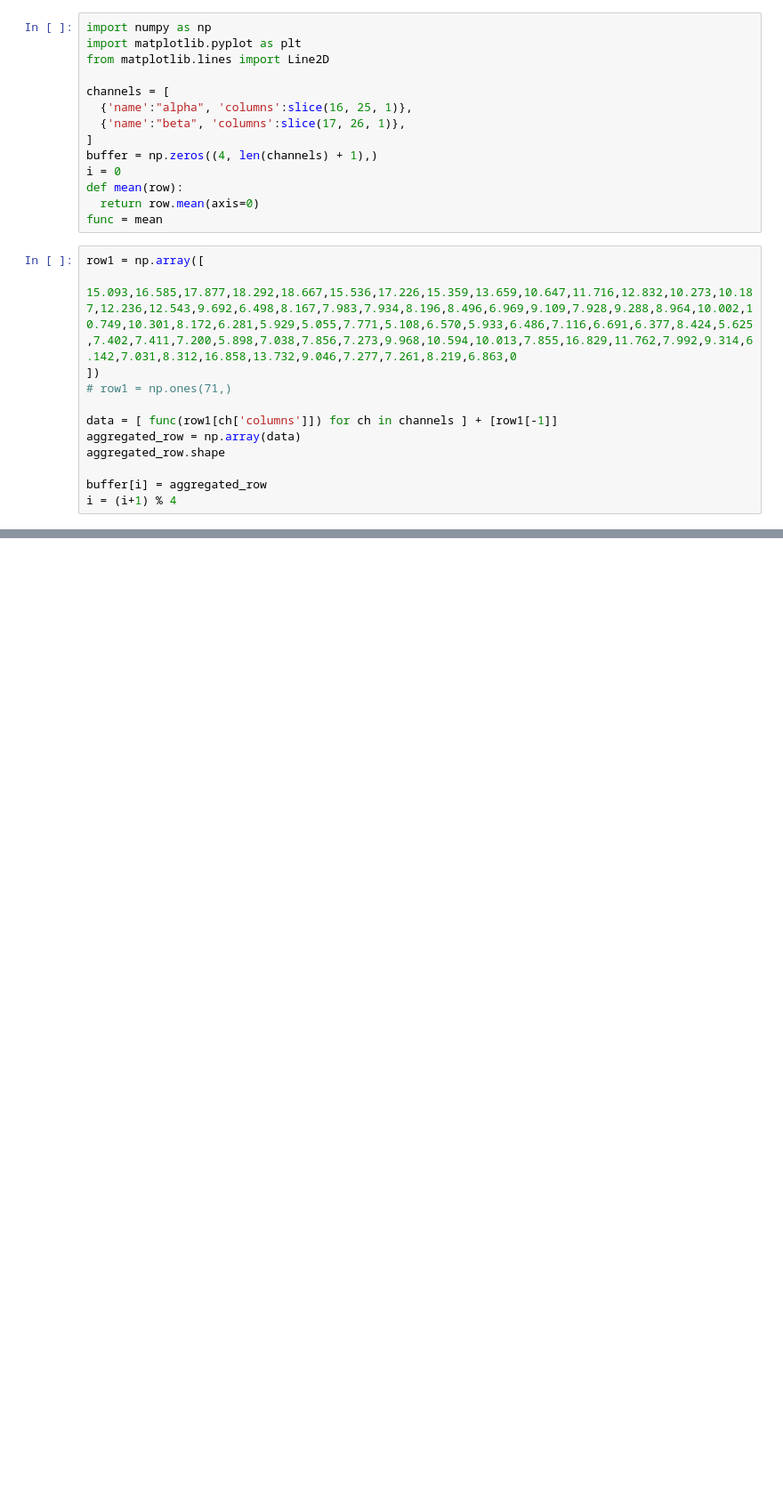
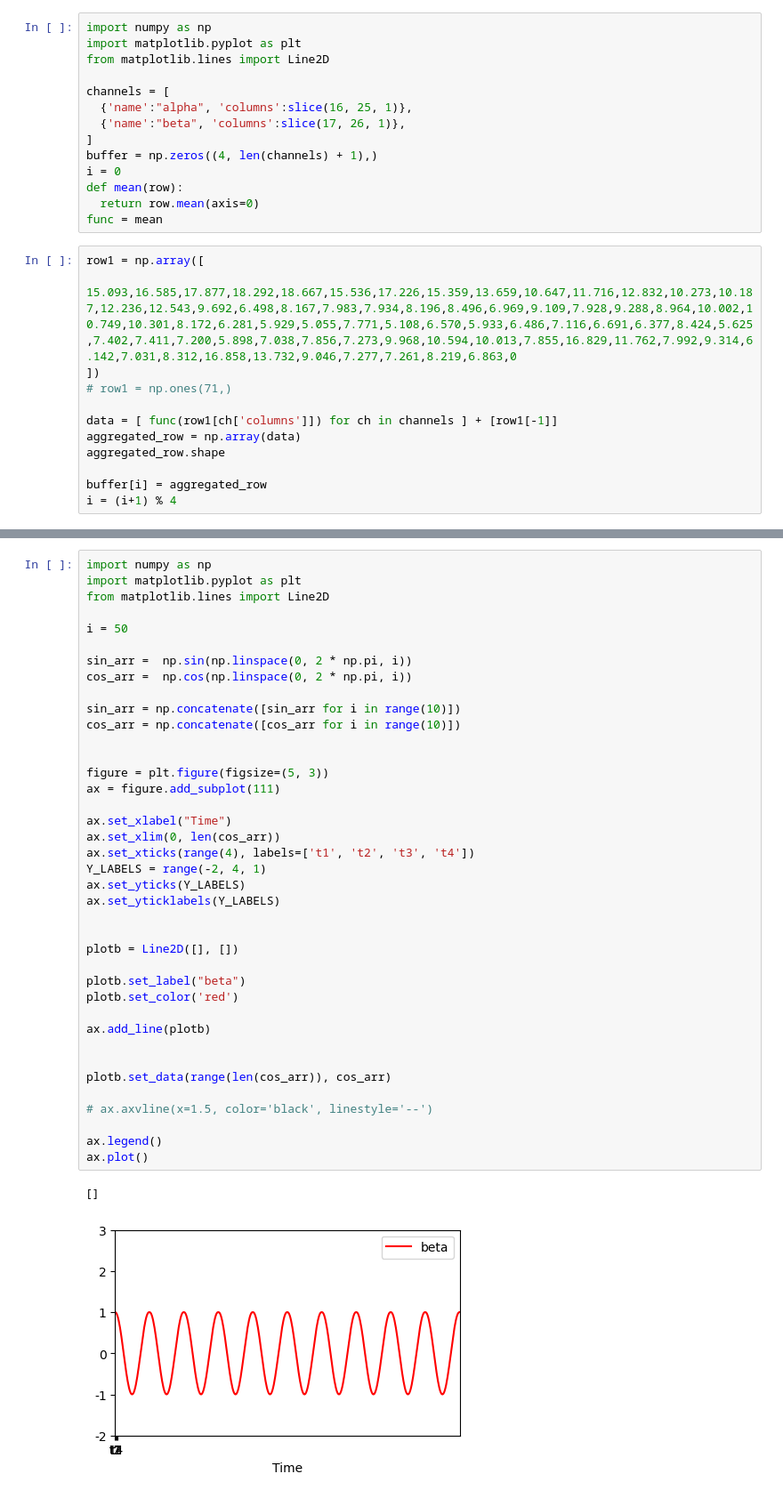
Before and after one commit to Jakub-Ner/Real-Life-EEG-Collection, a Jupyter notebook: Event-Monitor/buffer.ipynb, the cells around one changed output, grey strips where cells are left out. Shown: that part at 89% size. Drawn from its saved outputs; the diff is of its cells as text; blank space fills up the shorter version.

```diff
--- a/Event-Monitor/buffer.ipynb
+++ b/Event-Monitor/buffer.ipynb
@@ -96,0 +147,42 @@ ax.plot()
+# %%
+import numpy as np
+import matplotlib.pyplot as plt
+from matplotlib.lines import Line2D
+
+i = 50
+
+sin_arr =  np.sin(np.linspace(0, 2 * np.pi, i))
+cos_arr =  np.cos(np.linspace(0, 2 * np.pi, i))
+
+sin_arr = np.concatenate([sin_arr for i in range(10)])
+cos_arr = np.concatenate([cos_arr for i in range(10)])
+
+
+figure = plt.figure(figsize=(5, 3))
+ax = figure.add_subplot(111)
+
+ax.set_xlabel("Time")
+ax.set_xlim(0, len(cos_arr))
+ax.set_xticks(range(4), labels=['t1', 't2', 't3', 't4'])
+Y_LABELS = range(-2, 4, 1)
+ax.set_yticks(Y_LABELS)
+ax.set_yticklabels(Y_LABELS)
+
+
+plotb = Line2D([], [])
+
+plotb.set_label("beta")
+plotb.set_color('red')
+
+ax.add_line(plotb)
+
+
+plotb.set_data(range(len(cos_arr)), cos_arr)
+
+# ax.axvline(x=1.5, color='black', linestyle='--')
+
+ax.legend()
+ax.plot()
+# %% [output]
+[]
+[figure, added]
```
Also changed, not shown: parts of 7 cells of this notebook, 10 other files.
